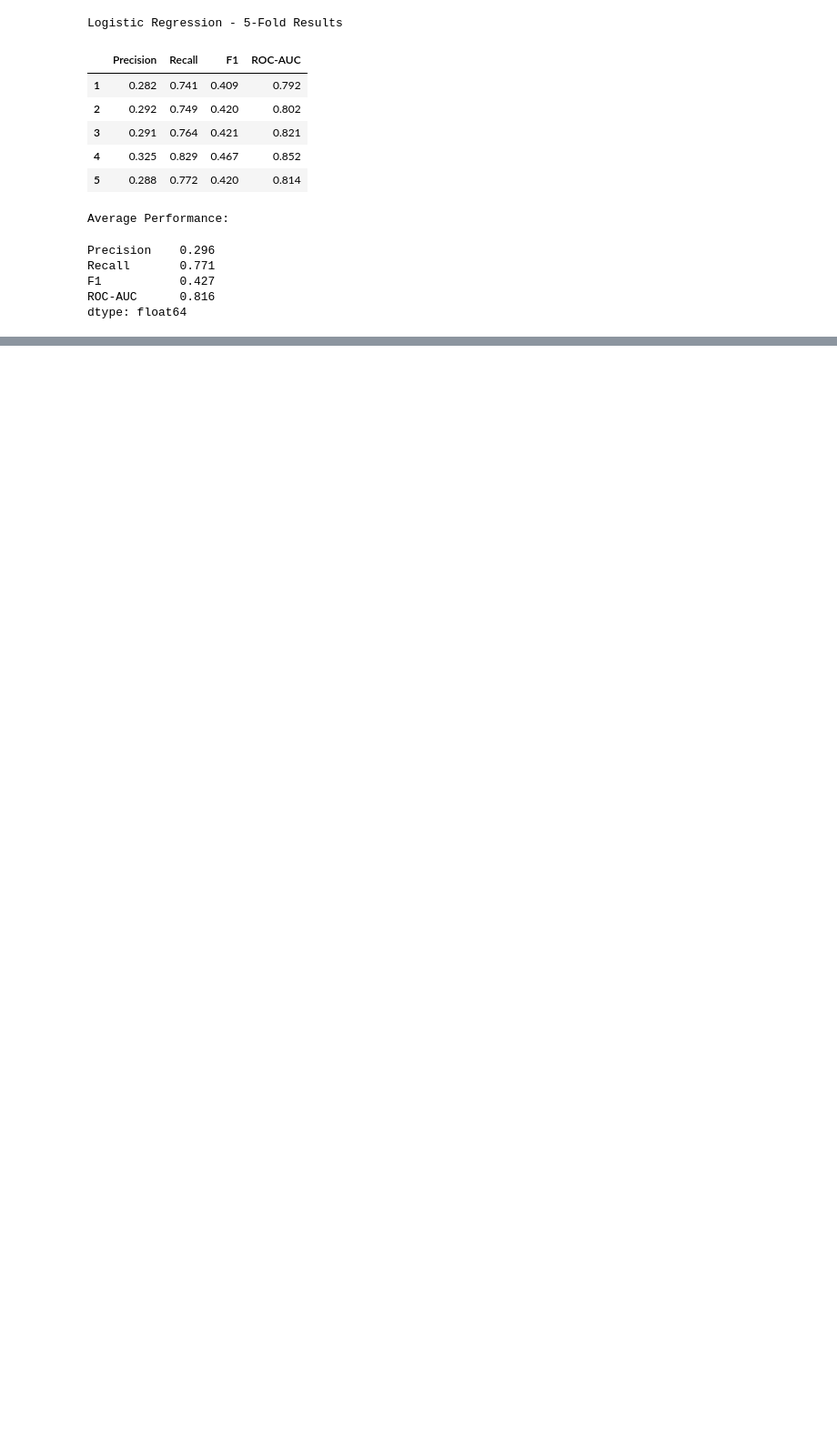
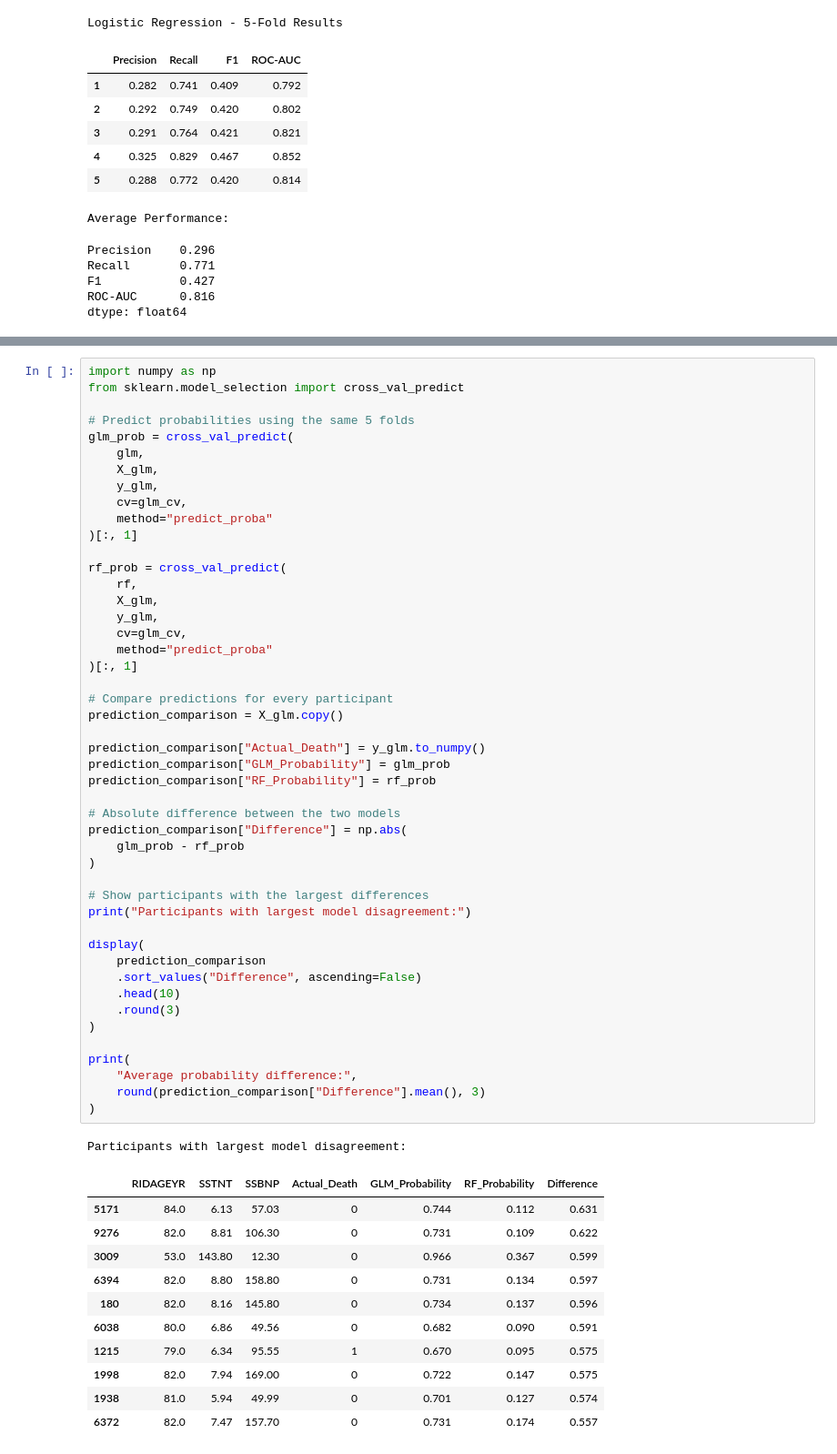
Before and after one commit to Evode-Manirahari/nhanes-cardiovascular-ml, a Jupyter notebook: notebooks/03_onehot_baseline_cv.ipynb, the cells around one changed output, grey strips where cells are left out. Shown at 91% size. Cells and saved outputs as stored; diff of their text form; blank space fills up the shorter version.

Commit message:
Analyze model prediction and SHAP explanation agreement

```diff
--- a/notebooks/03_onehot_baseline_cv.ipynb
+++ b/notebooks/03_onehot_baseline_cv.ipynb
@@ -468,0 +543,60 @@ the same three features and stratified 5-fold cross-validation.
+# %%
+import numpy as np
+from sklearn.model_selection import cross_val_predict
+
+# Predict probabilities using the same 5 folds
+glm_prob = cross_val_predict(
+    glm,
+    X_glm,
+    y_glm,
+    cv=glm_cv,
+    method="predict_proba"
+)[:, 1]
+
+rf_prob = cross_val_predict(
+    rf,
+    X_glm,
+    y_glm,
+    cv=glm_cv,
+    method="predict_proba"
+)[:, 1]
+
+# Compare predictions for every participant
+prediction_comparison = X_glm.copy()
+
+prediction_comparison["Actual_Death"] = y_glm.to_numpy()
+prediction_comparison["GLM_Probability"] = glm_prob
+prediction_comparison["RF_Probability"] = rf_prob
+
+# Absolute difference between the two models
+prediction_comparison["Difference"] = np.abs(
+    glm_prob - rf_prob
+)
+
+# Show participants with the largest differences
+print("Participants with largest model disagreement:")
+
+display(
+    prediction_comparison
+    .sort_values("Difference", ascending=False)
+    .head(10)
+    .round(3)
+)
+
+print(
+    "Average probability difference:",
+    round(prediction_comparison["Difference"].mean(), 3)
+)
+# %% [output]
+Participants with largest model disagreement:
+|  | RIDAGEYR | SSTNT | SSBNP | Actual_Death | GLM_Probability | RF_Probability | Difference |
+| 5171 | 84.0 | 6.13 | 57.03 | 0 | 0.744 | 0.112 | 0.631 |
+| 9276 | 82.0 | 8.81 | 106.30 | 0 | 0.731 | 0.109 | 0.622 |
+| 3009 | 53.0 | 143.80 | 12.30 | 0 | 0.966 | 0.367 | 0.599 |
+| 6394 | 82.0 | 8.80 | 158.80 | 0 | 0.731 | 0.134 | 0.597 |
+| 180 | 82.0 | 8.16 | 145.80 | 0 | 0.734 | 0.137 | 0.596 |
+| 6038 | 80.0 | 6.86 | 49.56 | 0 | 0.682 | 0.090 | 0.591 |
+| 1215 | 79.0 | 6.34 | 95.55 | 1 | 0.670 | 0.095 | 0.575 |
+| 1998 | 82.0 | 7.94 | 169.00 | 0 | 0.722 | 0.147 | 0.575 |
+| 1938 | 81.0 | 5.94 | 49.99 | 0 | 0.701 | 0.127 | 0.574 |
+| 6372 | 82.0 | 7.47 | 157.70 | 0 | 0.731 | 0.174 | 0.557 |
```
Also changed, not shown: parts of 16 cells of this notebook.
